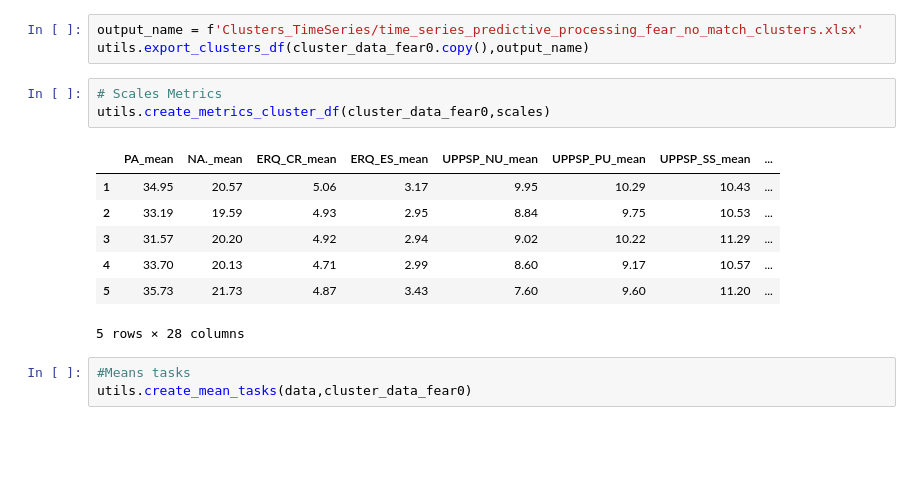
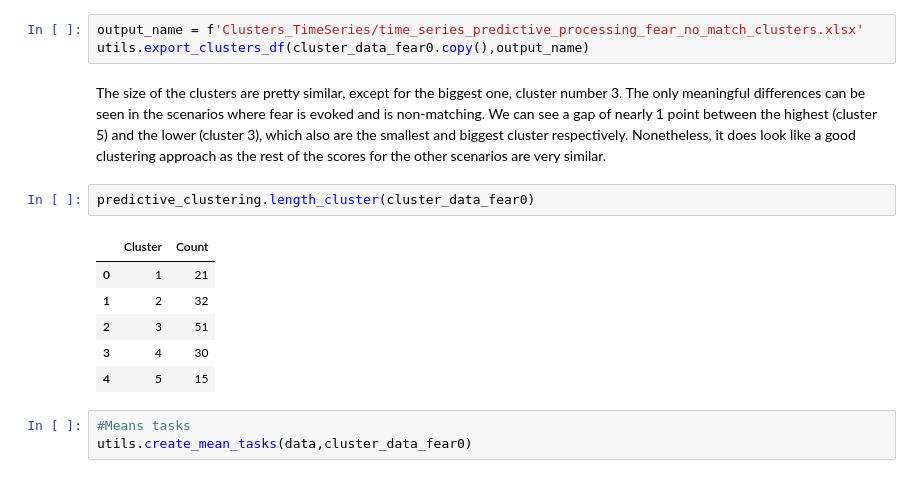
Before and after one commit to ManuIluro22/CasLAB-Predictive-Processing, a Jupyter notebook: Clustering_Predictive_Processing/Clustering_TimeSeries_Datasets.ipynb, the cells around one changed output. Cells and saved outputs as stored; diff of their text form; blank space fills up the shorter version.

```diff
--- a/Clustering_Predictive_Processing/Clustering_TimeSeries_Datasets.ipynb
+++ b/Clustering_Predictive_Processing/Clustering_TimeSeries_Datasets.ipynb
@@ -244,17 +297,17 @@ utils.create_word(df, list_metrics, name_output)
 # %%
 output_name = f'Clusters_TimeSeries/time_series_predictive_processing_fear_no_match_clusters.xlsx'
 utils.export_clusters_df(cluster_data_fear0.copy(),output_name)
-# %%
-# Scales Metrics
-utils.create_metrics_cluster_df(cluster_data_fear0,scales)
-# %% [output]
-|  | PA_mean | NA._mean | ERQ_CR_mean | ERQ_ES_mean | UPPSP_NU_mean | UPPSP_PU_mean | UPPSP_SS_mean | ... |
-| 1 | 34.95 | 20.57 | 5.06 | 3.17 | 9.95 | 10.29 | 10.43 | ... |
-| 2 | 33.19 | 19.59 | 4.93 | 2.95 | 8.84 | 9.75 | 10.53 | ... |
-| 3 | 31.57 | 20.20 | 4.92 | 2.94 | 9.02 | 10.22 | 11.29 | ... |
-| 4 | 33.70 | 20.13 | 4.71 | 2.99 | 8.60 | 9.17 | 10.57 | ... |
-| 5 | 35.73 | 21.73 | 4.87 | 3.43 | 7.60 | 9.60 | 11.20 | ... |
-5 rows × 28 columns
+# %% [markdown]
+The size of the clusters are pretty similar, except for the biggest one, cluster number 3. The only meaningful differences can be seen in the scenarios where fear is evoked and is non-matching. We can see a gap of nearly 1 point between the highest (cluster 5) and the lower (cluster 3), which also are the smallest and biggest cluster respectively. Nonetheless, it does look like a good clustering approach as the rest of the scores for the other scenarios are very similar.
+# %%
+predictive_clustering.length_cluster(cluster_data_fear0)
+# %% [output]
+|  | Cluster | Count |
+| 0 | 1 | 21 |
+| 1 | 2 | 32 |
+| 2 | 3 | 51 |
+| 3 | 4 | 30 |
+| 4 | 5 | 15 |
 # %%
 #Means tasks
 utils.create_mean_tasks(data,cluster_data_fear0)
```
Also changed, not shown: parts of 46 cells of this notebook, 39 other files.
